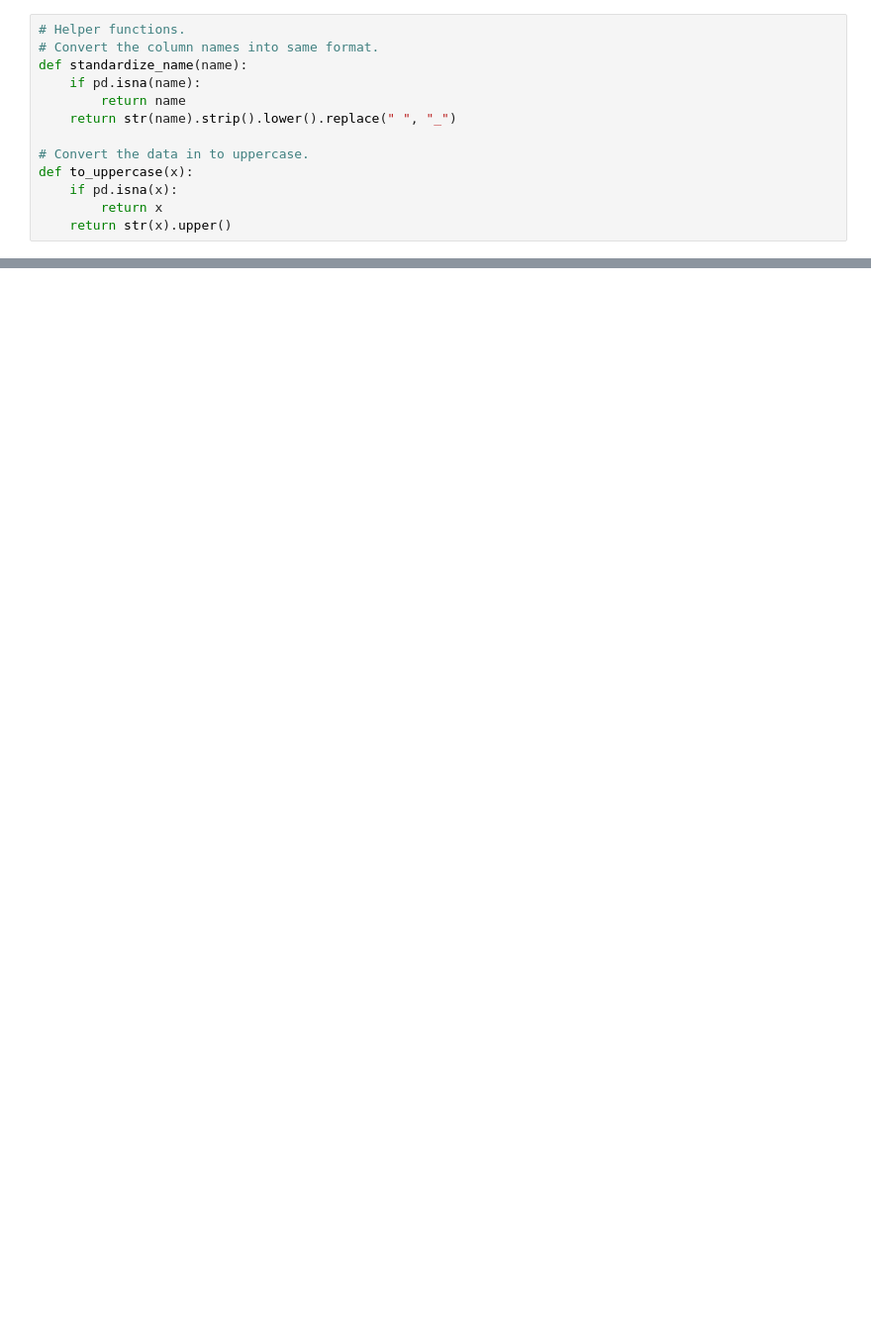
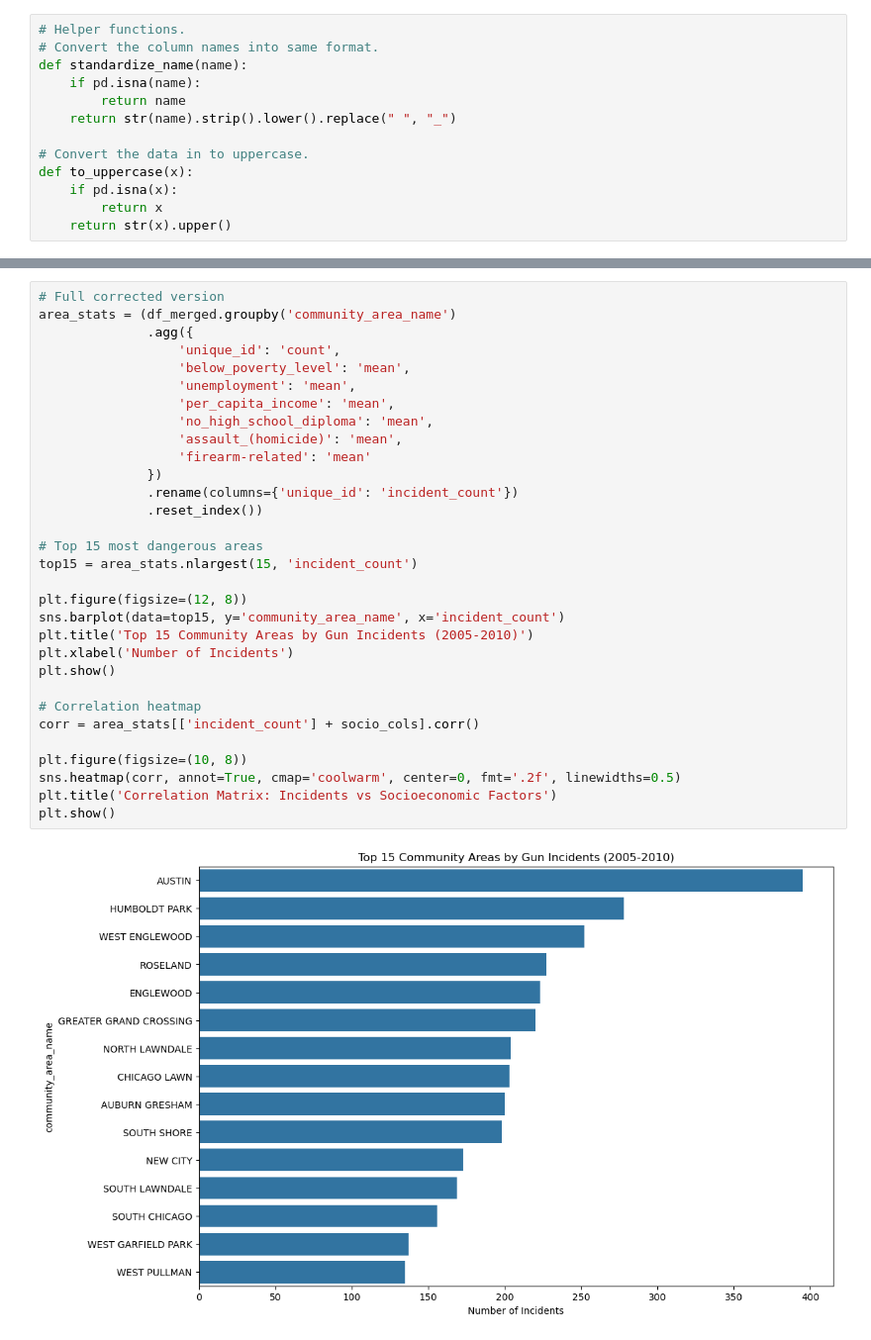
Before and after one commit to YoyoLin008/Lin-Lin, a Jupyter notebook: Datasets/Combined.ipynb, the cells around one changed output, grey strips where cells are left out. Shown at 99% size. Cells and saved outputs as stored; diff of their text form; blank space fills up the shorter version.

```diff
--- a/Datasets/Combined.ipynb
+++ b/Datasets/Combined.ipynb
@@ -140,0 +178,33 @@ plt.show()
+# %%
+# Full corrected version
+area_stats = (df_merged.groupby('community_area_name')
+              .agg({
+                  'unique_id': 'count',
+                  'below_poverty_level': 'mean',
+                  'unemployment': 'mean',
+                  'per_capita_income': 'mean',
+                  'no_high_school_diploma': 'mean',
+                  'assault_(homicide)': 'mean',
+                  'firearm-related': 'mean'
+              })
+              .rename(columns={'unique_id': 'incident_count'})
+              .reset_index())
+
+# Top 15 most dangerous areas
+top15 = area_stats.nlargest(15, 'incident_count')
+
+plt.figure(figsize=(12, 8))
+sns.barplot(data=top15, y='community_area_name', x='incident_count')
+plt.title('Top 15 Community Areas by Gun Incidents (2005-2010)')
+plt.xlabel('Number of Incidents')
+plt.show()
+
+# Correlation heatmap
+corr = area_stats[['incident_count'] + socio_cols].corr()
+
+plt.figure(figsize=(10, 8))
+sns.heatmap(corr, annot=True, cmap='coolwarm', center=0, fmt='.2f', linewidths=0.5)
+plt.title('Correlation Matrix: Incidents vs Socioeconomic Factors')
+plt.show()
+# %% [output]
+[figure, added]
```
Also changed, not shown: parts of 8 cells of this notebook.
